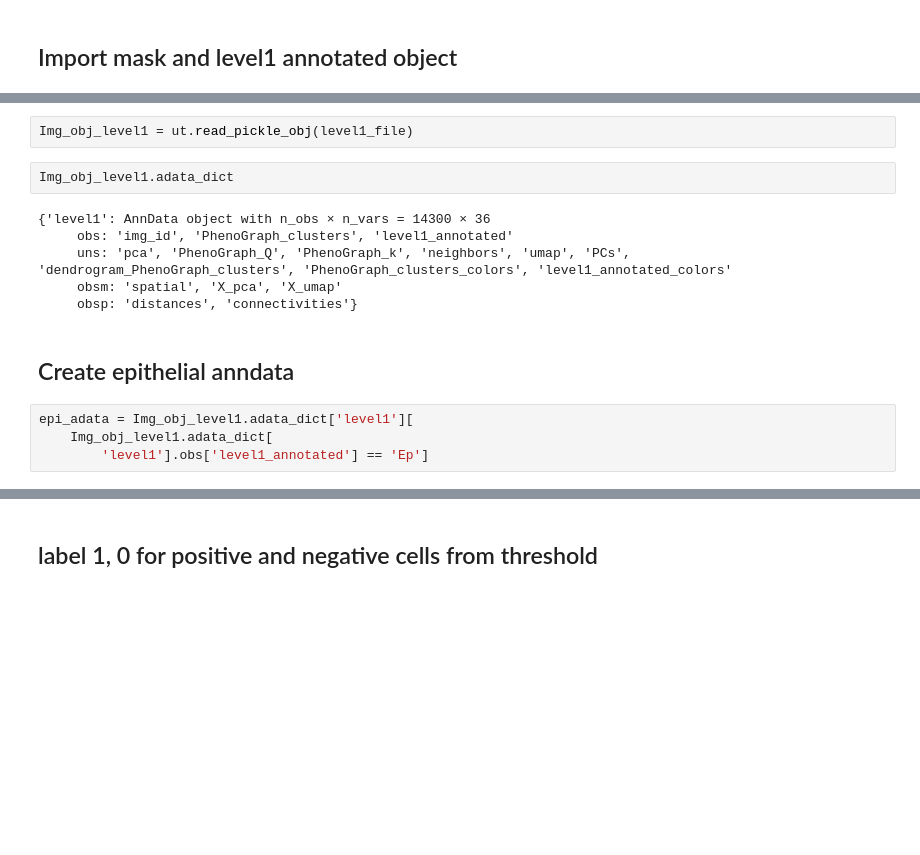
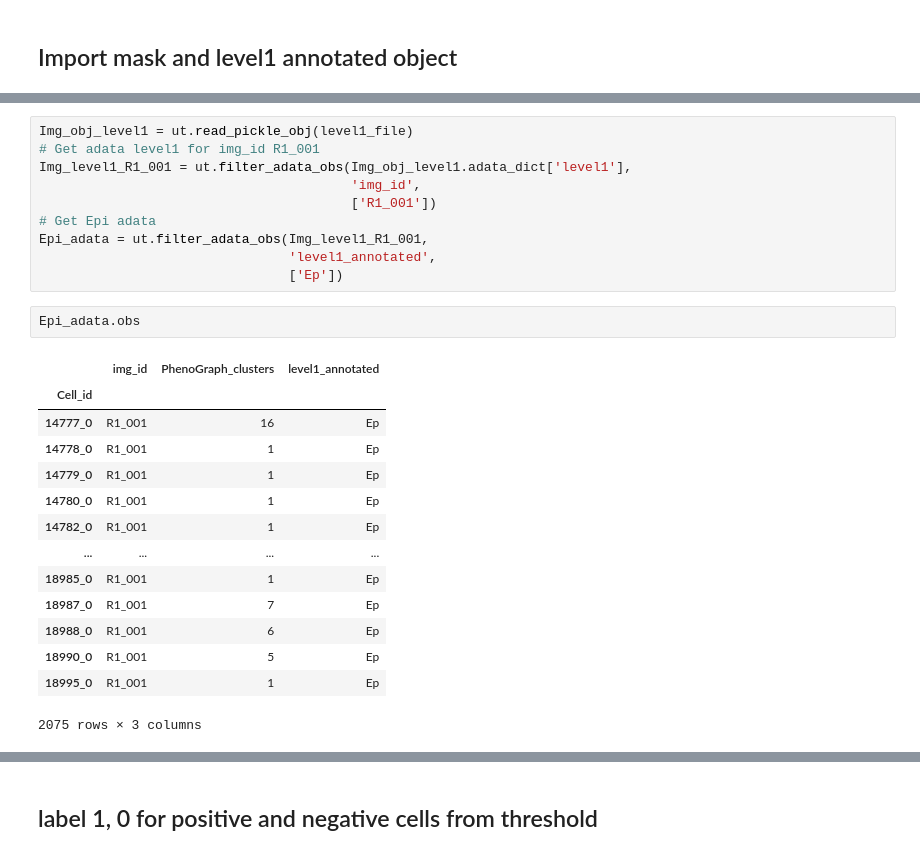
Before and after one commit to PattaWapee/IMCprocess, a Jupyter notebook: notebooks/Binarise_Epi_spatial/01Create_mask_Json.ipynb, the cells around one changed output, grey strips where cells are left out. Cells and saved outputs as stored; diff of their text form; blank space fills up the shorter version.

```diff
--- a/notebooks/Binarise_Epi_spatial/01Create_mask_Json.ipynb
+++ b/notebooks/Binarise_Epi_spatial/01Create_mask_Json.ipynb
@@ -34,18 +35,29 @@ level1_file = 'sample_data/00hanna_adata_pilottma1_obj_Level1.pkl'
-# %%
-Img_obj_level1 = ut.read_pickle_obj(level1_file)
-# %%
-Img_obj_level1.adata_dict
-# %% [output]
-{'level1': AnnData object with n_obs × n_vars = 14300 × 36
-     obs: 'img_id', 'PhenoGraph_clusters', 'level1_annotated'
-     uns: 'pca', 'PhenoGraph_Q', 'PhenoGraph_k', 'neighbors', 'umap', 'PCs', 'dendrogram_PhenoGraph_clusters', 'PhenoGraph_clusters_colors', 'level1_annotated_colors'
-     obsm: 'spatial', 'X_pca', 'X_umap'
-     obsp: 'distances', 'connectivities'}
-# %% [markdown]
-## Create epithelial anndata
-# %%
-epi_adata = Img_obj_level1.adata_dict['level1'][
-    Img_obj_level1.adata_dict[
-        'level1'].obs['level1_annotated'] == 'Ep']
+# %%
+Img_obj_level1 = ut.read_pickle_obj(level1_file)
+# Get adata level1 for img_id R1_001
+Img_level1_R1_001 = ut.filter_adata_obs(Img_obj_level1.adata_dict['level1'],
+                                        'img_id',
+                                        ['R1_001'])
+# Get Epi adata
+Epi_adata = ut.filter_adata_obs(Img_level1_R1_001,
+                                'level1_annotated',
+                                ['Ep'])
+# %%
+Epi_adata.obs
+# %% [output]
+|  | img_id | PhenoGraph_clusters | level1_annotated |
+| Cell_id |  |  |  |
+| 14777_0 | R1_001 | 16 | Ep |
+| 14778_0 | R1_001 | 1 | Ep |
+| 14779_0 | R1_001 | 1 | Ep |
+| 14780_0 | R1_001 | 1 | Ep |
+| 14782_0 | R1_001 | 1 | Ep |
+| ... | ... | ... | ... |
+| 18985_0 | R1_001 | 1 | Ep |
+| 18987_0 | R1_001 | 7 | Ep |
+| 18988_0 | R1_001 | 6 | Ep |
+| 18990_0 | R1_001 | 5 | Ep |
+| 18995_0 | R1_001 | 1 | Ep |
+2075 rows × 3 columns
 # %%
 # Check marker column name
```
Also changed, not shown: parts of 9 cells of this notebook, 1 other file.
